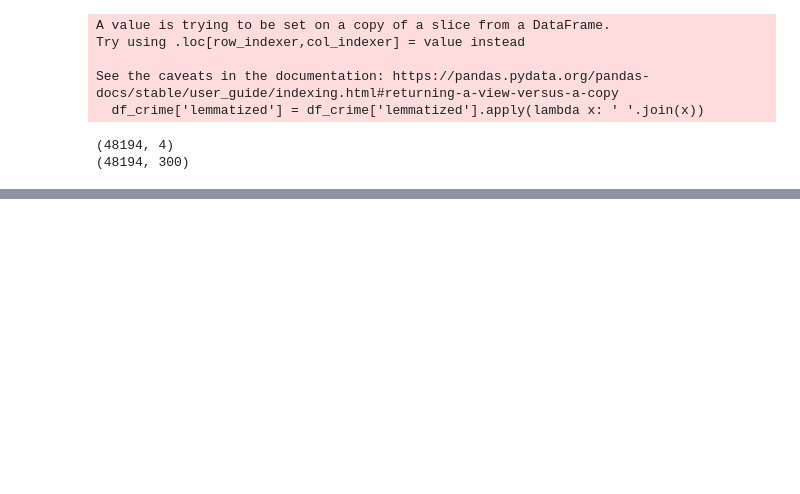
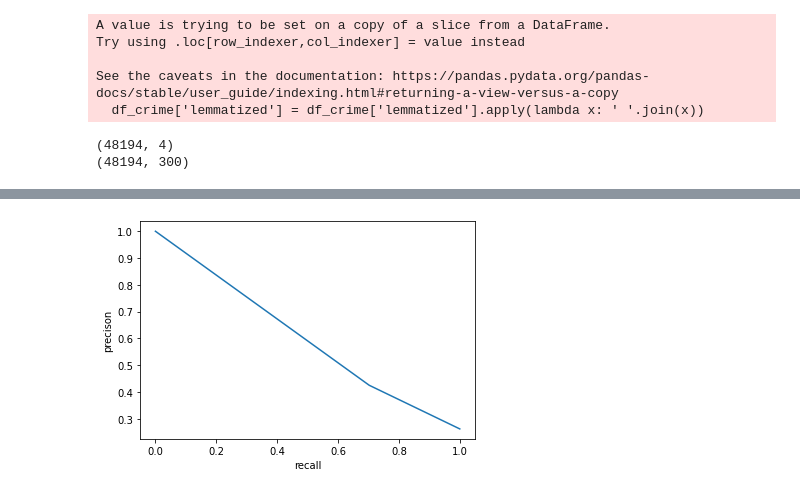
Before and after one commit to GHabeck/202011_capstone_project, a Jupyter notebook: word_embedding.ipynb, the cells around one changed output, grey strips where cells are left out. Saved outputs shown, nothing was run; the diff lists cells and outputs as text; code cells hidden in the pictures; blank space fills up the shorter version.

```diff
--- a/word_embedding.ipynb
+++ b/word_embedding.ipynb
@@ -423,0 +682,4 @@ test_clfs(models_imblearn, df_spoiler_vec, df_sentences['has_spoiler'])
+# %%
+# fit model on training data
+BBC_clf = BalancedBaggingClassifier(base_estimator= LogisticRegression())
+BBC_clf.fit(df_spoiler_vec, df_sentences['has_spoiler'])
@@ -423,0 +702,30 @@ test_clfs(models_imblearn, df_spoiler_vec, df_sentences['has_spoiler'])
+# %%
+# import test data
+df_test = fetch_features(test, features)
+df_test_crime_spoiler = df_test[(df_test['has_spoiler'] == True) & (df_test['best_genre'] == 'mystery, thriller, crime')]
+
+# get sentences and labels:
+sentences_test = []
+for review in tqdm(df_test_crime_spoiler['sentence_text_spellchecked']):
+    for sentence in review:
+        sentences_test.append(sentence)
+#
+labels_test = []
+for review in tqdm(df_test_crime_spoiler['sentence_labels']):
+    for label in review:
+        labels_test.append(label)
+#
+#
+df_sentences_test = pd.DataFrame({
+    'has_spoiler': labels_test,
+    'sentences': sentences_test
+})
+
+#get sentence vectors using pretrained english word vectors
+df_test_vec = pd.DataFrame(columns = range(300))
+for sen in tqdm(df_sentences_test['sentences']):
+    vec = ft.get_sentence_vector(sen)
+    df_test_vec = df_test_vec.append(pd.Series(vec), ignore_index=True )
+
+predictions_test = BBC_clf.predict(df_test_vec)
+probabilities_test = BBC_clf.predict(df_test_vec)
@@ -423,0 +750,10 @@ test_clfs(models_imblearn, df_spoiler_vec, df_sentences['has_spoiler'])
+# %%
+# look at precision recall curve
+import matplotlib.pyplot as plt
+import seaborn as sns
+
+precision, recall, threshold = precision_recall_curve(df_sentences_test['has_spoiler'], probabilities_test)
+fig = sns.lineplot(recall, precision)
+fig.set(xlabel='recall', ylabel='precison');
+# %% [output]
+[figure, added]
```
Also changed, not shown: parts of 77 cells of this notebook.
